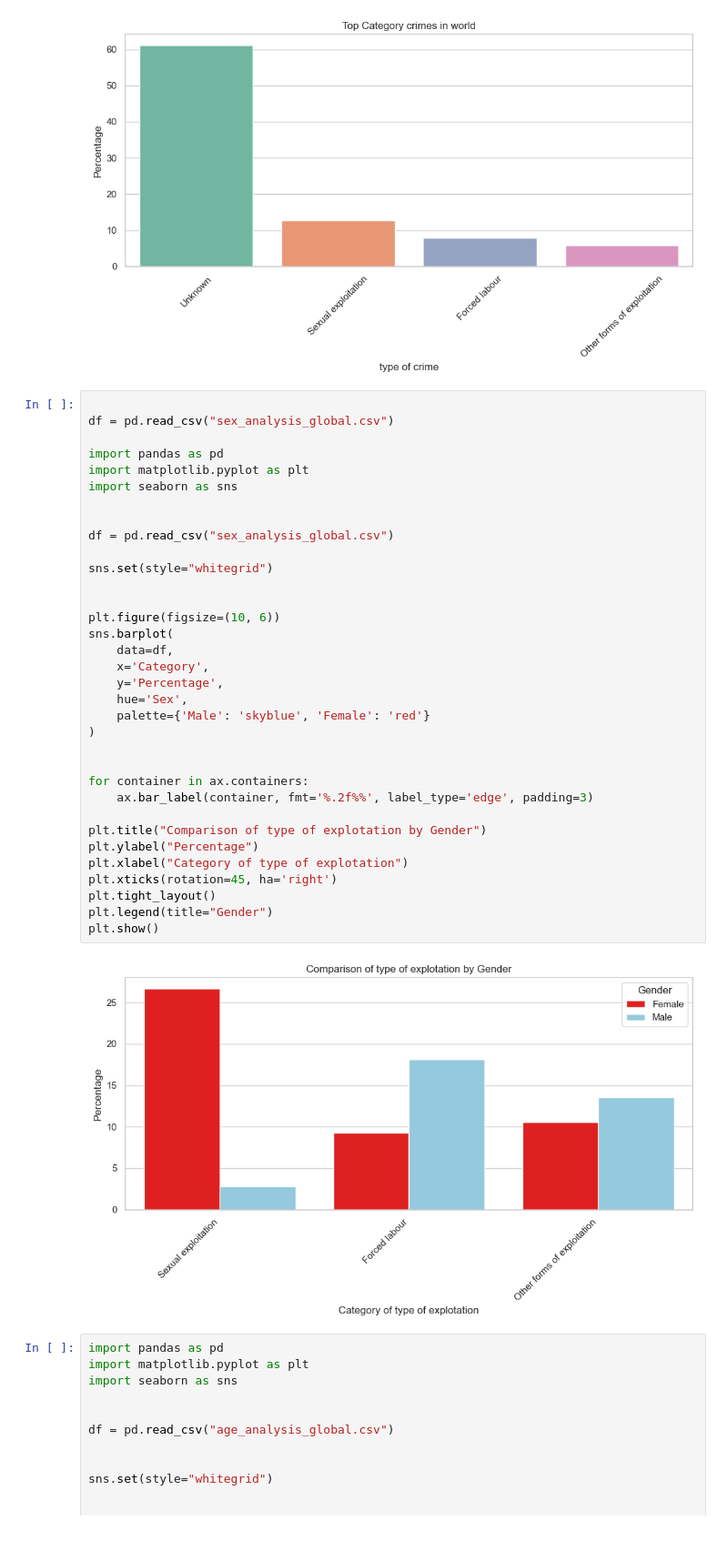
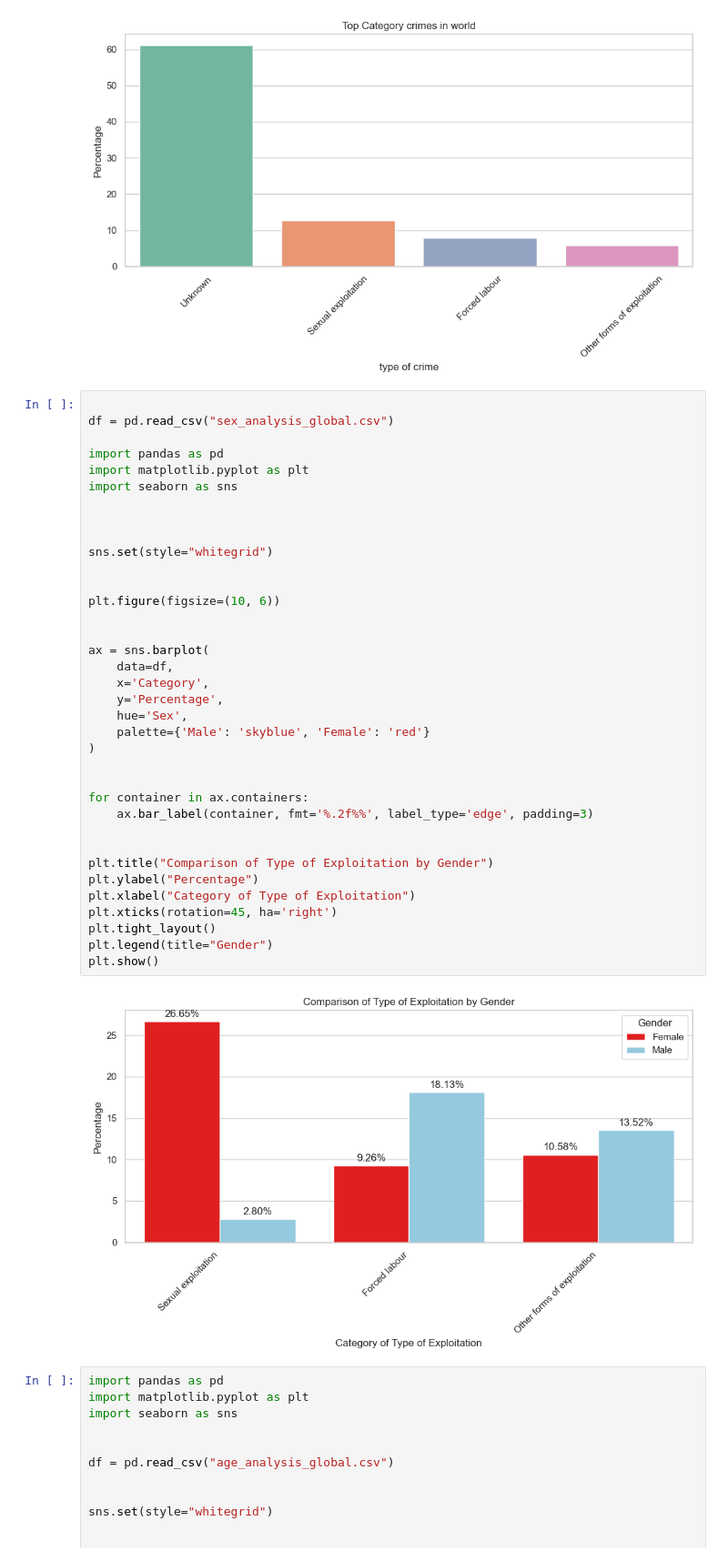
Before and after one commit to mari21041/first_project, a Jupyter notebook: data/Grafics/Grafics project.ipynb, the cells around one changed output. Shown: that part at 91% size. Drawn from its saved outputs; the diff is of its cells as text.

```diff
--- a/data/Grafics/Grafics project.ipynb
+++ b/data/Grafics/Grafics project.ipynb
@@ -148,38 +183,40 @@ Passing `palette` without assigning `hue` is deprecated and will be removed in v
 
 df = pd.read_csv("sex_analysis_global.csv")
 
 import pandas as pd
 import matplotlib.pyplot as plt
 import seaborn as sns
 
 
-df = pd.read_csv("sex_analysis_global.csv")
 
 sns.set(style="whitegrid")
 
 
 plt.figure(figsize=(10, 6))
-sns.barplot(
+
+
+ax = sns.barplot(
     data=df,
     x='Category',
     y='Percentage',
     hue='Sex',
     palette={'Male': 'skyblue', 'Female': 'red'}
 )
 
 
 for container in ax.containers:
     ax.bar_label(container, fmt='%.2f%%', label_type='edge', padding=3)
 
-plt.title("Comparison of type of explotation by Gender")
+
+plt.title("Comparison of Type of Exploitation by Gender")
 plt.ylabel("Percentage")
-plt.xlabel("Category of type of explotation")
+plt.xlabel("Category of Type of Exploitation")
 plt.xticks(rotation=45, ha='right')
 plt.tight_layout()
 plt.legend(title="Gender")
 plt.show()
 # %% [output]
-[figure, old version]
+[figure, new version]
 # %%
 import pandas as pd
 import matplotlib.pyplot as plt
```
Also changed, not shown: parts of 6 cells of this notebook, 21 other files.
